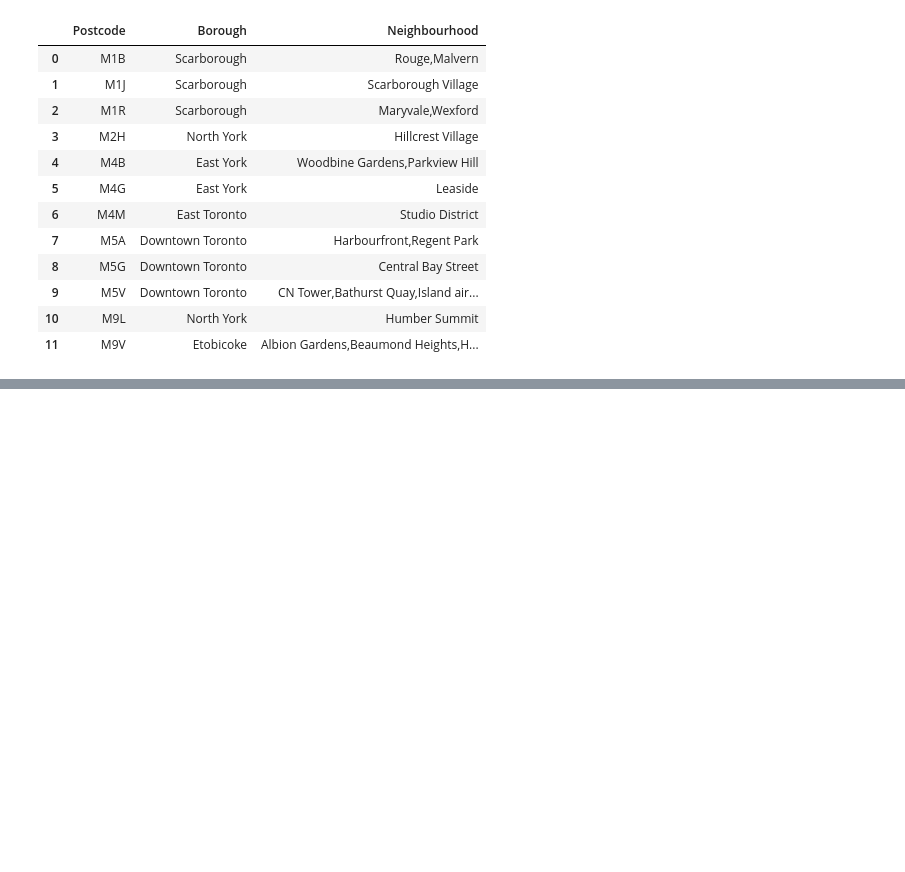
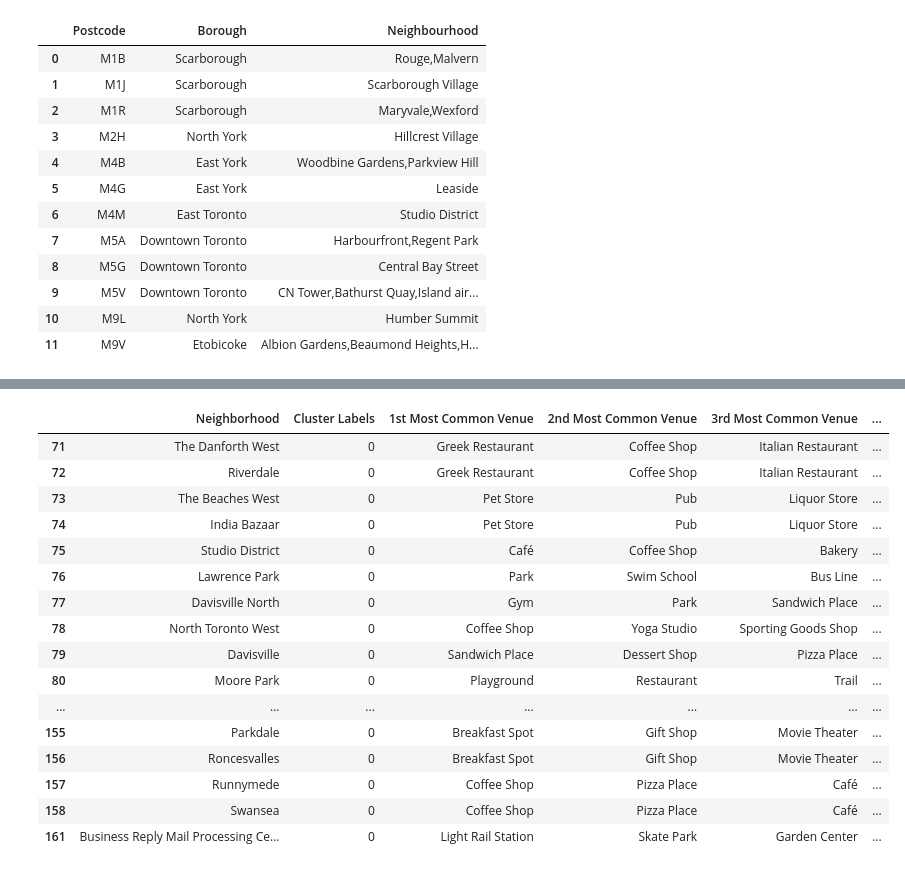
Before and after one commit to yoonsunghwan/Coursera_Capstone, a Jupyter notebook: Wiki_DataFrame.ipynb, the cells around one changed output, grey strips where cells are left out. Drawn from its saved outputs; the diff is of its cells as text; code cells hidden in the pictures; blank space fills up the shorter version.

```diff
--- a/Wiki_DataFrame.ipynb
+++ b/Wiki_DataFrame.ipynb
@@ -71,0 +265,21 @@ df.groupby(['Postcode','Borough'])['Neighbourhood'].apply(lambda x: ','.join(x))
+# %%
+num_top_venues = 10
+
+indicators = ['st', 'nd', 'rd']
+
+# create columns according to number of top venues
+columns = ['Neighborhood']
+for ind in np.arange(num_top_venues):
+    try:
+        columns.append('{}{} Most Common Venue'.format(ind+1, indicators[ind]))
+    except:
+        columns.append('{}th Most Common Venue'.format(ind+1))
+
+# create a new dataframe
+neighborhoods_venues_sorted = pd.DataFrame(columns=columns)
+neighborhoods_venues_sorted['Neighborhood'] = Toronto_grouped['Neighborhood']
+
+for ind in np.arange(Toronto_grouped.shape[0]):
+    neighborhoods_venues_sorted.iloc[ind, 1:] = return_most_common_venues(Toronto_grouped.iloc[ind, :], num_top_venues)
+
+neighborhoods_venues_sorted.head()
@@ -71,0 +305,11 @@ df.groupby(['Postcode','Borough'])['Neighbourhood'].apply(lambda x: ','.join(x))
+# %%
+# set number of clusters
+kclusters = 5
+
+Toronto_grouped_clustering = Toronto_grouped.drop('Neighborhood', 1)
+
+# run k-means clustering
+kmeans = KMeans(n_clusters=kclusters, random_state=0).fit(Toronto_grouped_clustering)
+
+# check cluster labels generated for each row in the dataframe
+kmeans.labels_[0:10]
@@ -71,0 +318,10 @@ df.groupby(['Postcode','Borough'])['Neighbourhood'].apply(lambda x: ','.join(x))
+# %%
+# add clustering labels
+neighborhoods_venues_sorted.insert(0, 'Cluster Labels', kmeans.labels_)
+
+Toronto_merged = Toronto
+
+# merge toronto_grouped with toronto_data to add latitude/longitude for each neighborhood
+Toronto_merged = Toronto_merged.join(neighborhoods_venues_sorted.set_index('Neighborhood'), on='Neighborhood')
+
+Toronto_merged.head()
@@ -71,0 +366,20 @@ df.groupby(['Postcode','Borough'])['Neighbourhood'].apply(lambda x: ','.join(x))
+# %%
+Toronto_merged.loc[Toronto_merged['Cluster Labels'] == 0, Toronto_merged.columns[[4] + list(range(5, Toronto_merged.shape[1]))]]
+# %% [output]
+|  | Neighborhood | Cluster Labels | 1st Most Common Venue | 2nd Most Common Venue | 3rd Most Common Venue | ... |
+| 71 | The Danforth West | 0 | Greek Restaurant | Coffee Shop | Italian Restaurant | ... |
+| 72 | Riverdale | 0 | Greek Restaurant | Coffee Shop | Italian Restaurant | ... |
+| 73 | The Beaches West | 0 | Pet Store | Pub | Liquor Store | ... |
+| 74 | India Bazaar | 0 | Pet Store | Pub | Liquor Store | ... |
+| 75 | Studio District | 0 | Café | Coffee Shop | Bakery | ... |
+| 76 | Lawrence Park | 0 | Park | Swim School | Bus Line | ... |
+| 77 | Davisville North | 0 | Gym | Park | Sandwich Place | ... |
+| 78 | North Toronto West | 0 | Coffee Shop | Yoga Studio | Sporting Goods Shop | ... |
+| 79 | Davisville | 0 | Sandwich Place | Dessert Shop | Pizza Place | ... |
+| 80 | Moore Park | 0 | Playground | Restaurant | Trail | ... |
+| ... | ... | ... | ... | ... | ... | ... |
+| 155 | Parkdale | 0 | Breakfast Spot | Gift Shop | Movie Theater | ... |
+| 156 | Roncesvalles | 0 | Breakfast Spot | Gift Shop | Movie Theater | ... |
+| 157 | Runnymede | 0 | Coffee Shop | Pizza Place | Café | ... |
+| 158 | Swansea | 0 | Coffee Shop | Pizza Place | Café | ... |
+| 161 | Business Reply Mail Processing Ce... | 0 | Light Rail Station | Skate Park | Garden Center | ... |
```
Also changed, not shown: parts of 45 cells of this notebook.
